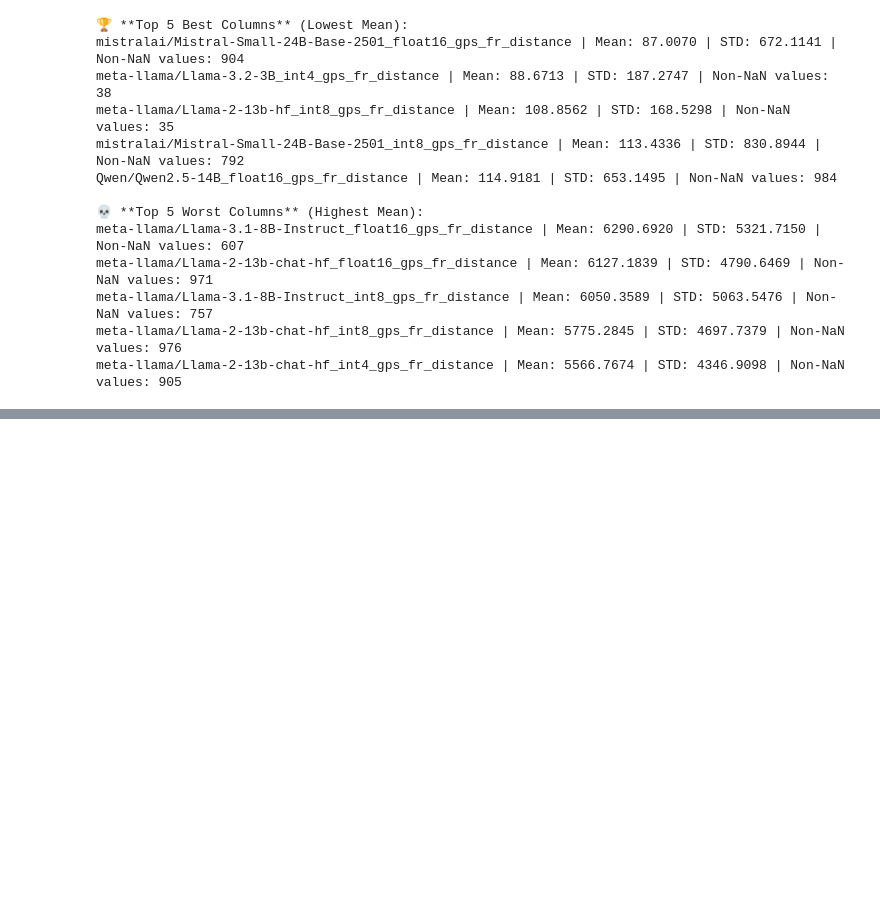
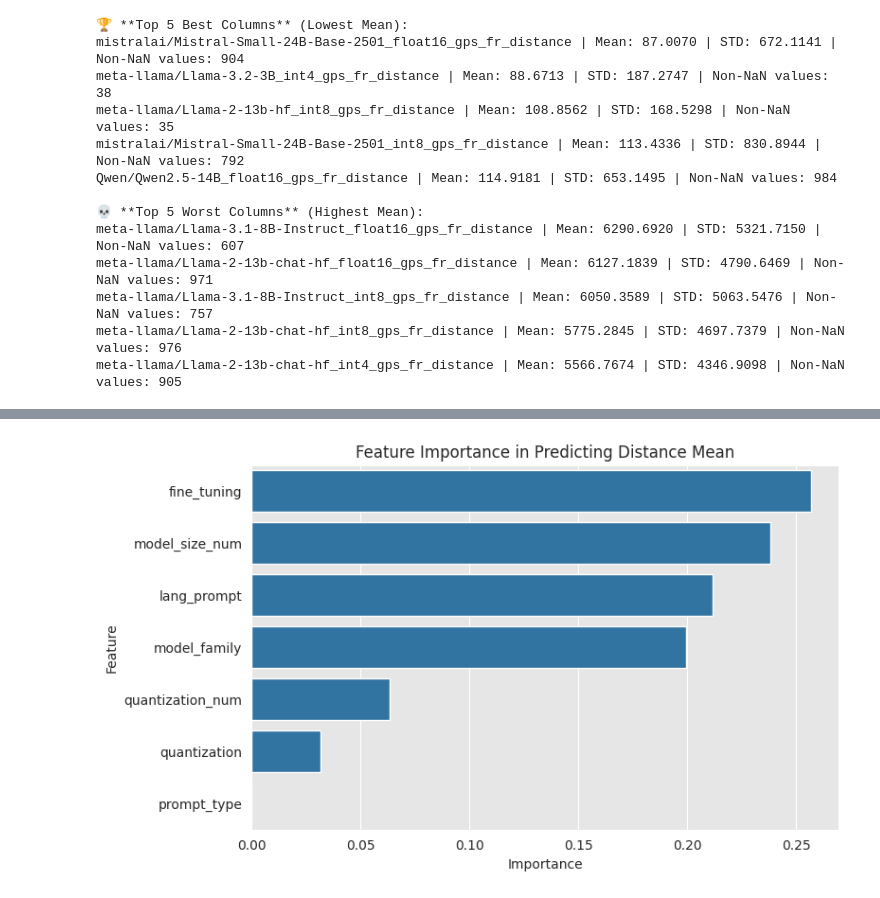
Before and after one commit to AdrienGuille/geo-llm, a Jupyter notebook: 4_results_analyzing.ipynb, the cells around one changed output, grey strips where cells are left out. Cells and saved outputs as stored; diff of their text form; code cells hidden in the pictures; blank space fills up the shorter version.

```diff
--- a/4_results_analyzing.ipynb
+++ b/4_results_analyzing.ipynb
@@ -200,0 +236,10 @@ ValueError: must have at least one row in constraint matrix
+# %%
+from sklearn.preprocessing import LabelEncoder
+
+df_encoded = df.copy()
+categorical_cols = ["model_family", "model_size_num", "quantization", "lang_prompt", "prompt_type", "fine_tuning"]
+
+# Encode categorical features
+encoder = LabelEncoder()
+for col in categorical_cols:
+    df_encoded[col] = encoder.fit_transform(df[col])
@@ -200,0 +262,28 @@ ValueError: must have at least one row in constraint matrix
+# %%
+from sklearn.ensemble import RandomForestRegressor
+from sklearn.model_selection import train_test_split
+
+# Split data
+X = df_encoded.drop(columns=["distance_mean", "model_size", "model_size_str", "model_size_fixed"])
+y = df_encoded["distance_mean"]
+
+X_train, X_test, y_train, y_test = train_test_split(X, y, test_size=0.2, random_state=42)
+
+# Train a Random Forest Regressor
+model = RandomForestRegressor(n_estimators=100, random_state=42)
+model.fit(X_train, y_train)
+
+# Get feature importance
+importance = model.feature_importances_
+
+# Convert to DataFrame
+feature_importance = pd.DataFrame({"Feature": X.columns, "Importance": importance})
+feature_importance = feature_importance.sort_values(by="Importance", ascending=False)
+
+# Plot
+plt.figure(figsize=(8,5))
+sns.barplot(data=feature_importance, x="Importance", y="Feature")
+plt.title("Feature Importance in Predicting Distance Mean")
+plt.show()
+# %% [output]
+[figure, added]
```
Also changed, not shown: parts of 18 cells of this notebook.
